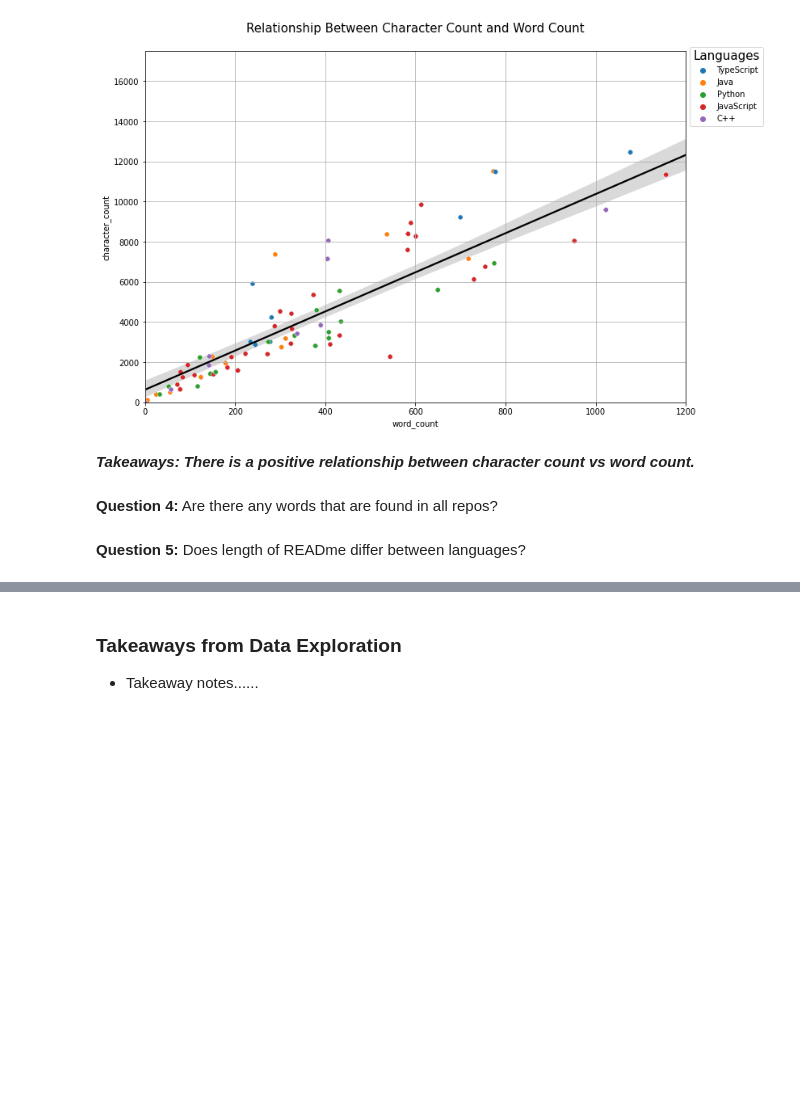
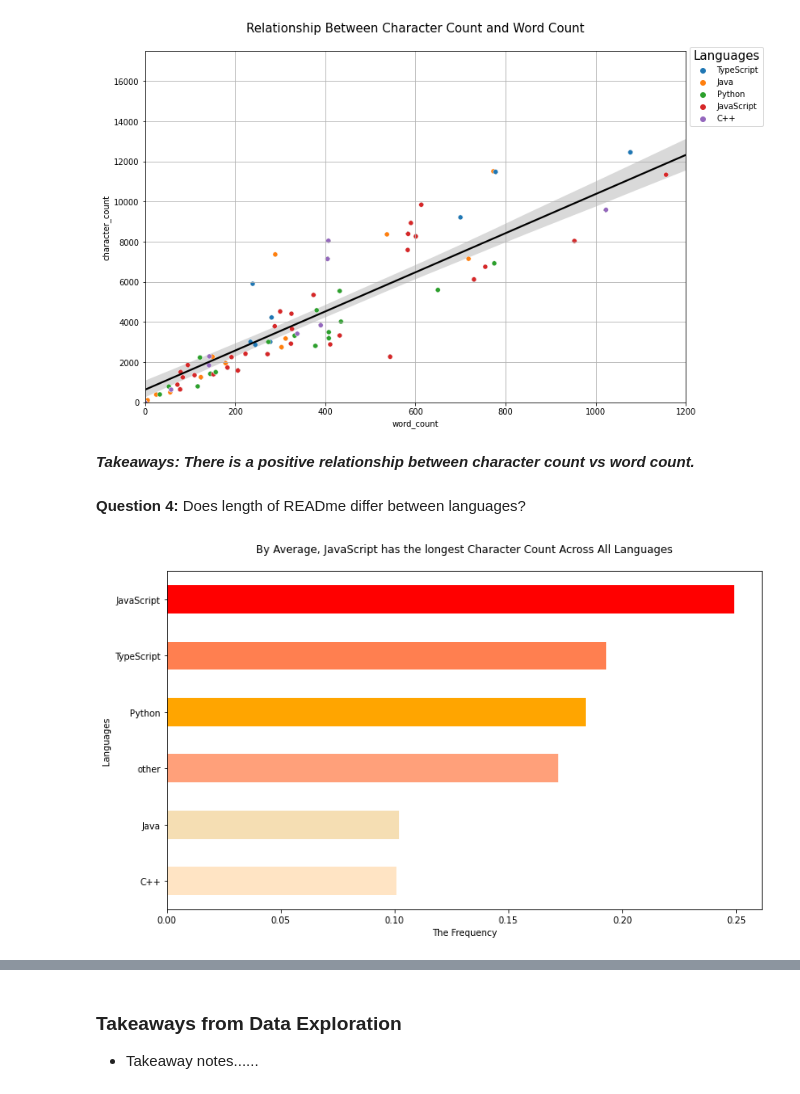
Before and after one commit to team2-nlp-project/team2-nlp-project, a Jupyter notebook: final_report_team_2_nlp_project.ipynb, the cells around one changed output, grey strips where cells are left out. Drawn from its saved outputs; the diff is of its cells as text; code cells hidden in the pictures; blank space fills up the shorter version.

```diff
--- a/final_report_team_2_nlp_project.ipynb
+++ b/final_report_team_2_nlp_project.ipynb
@@ -110,9 +110,11 @@ visualization.word_cloud(train)
 visualization.char_count(train)
 # %% [output]
 [figure]
-# %% [markdown]
-***Takeaways: There is a positive relationship between character count vs word count.***
-# %% [markdown]
-**Question 4:** Are there any words that are found in all repos?
+# %% [markdown]
+***Takeaways: There is a positive relationship between character count vs word count.***
 # %% [markdown]
-**Question 5:** Does length of READme differ between languages?
+**Question 4:** Does length of READme differ between languages?
+# %%
+visualization.char_count(train)
+# %% [output]
+[figure, added]
```
Also changed, not shown: parts of 5 cells of this notebook, 2 other files.
